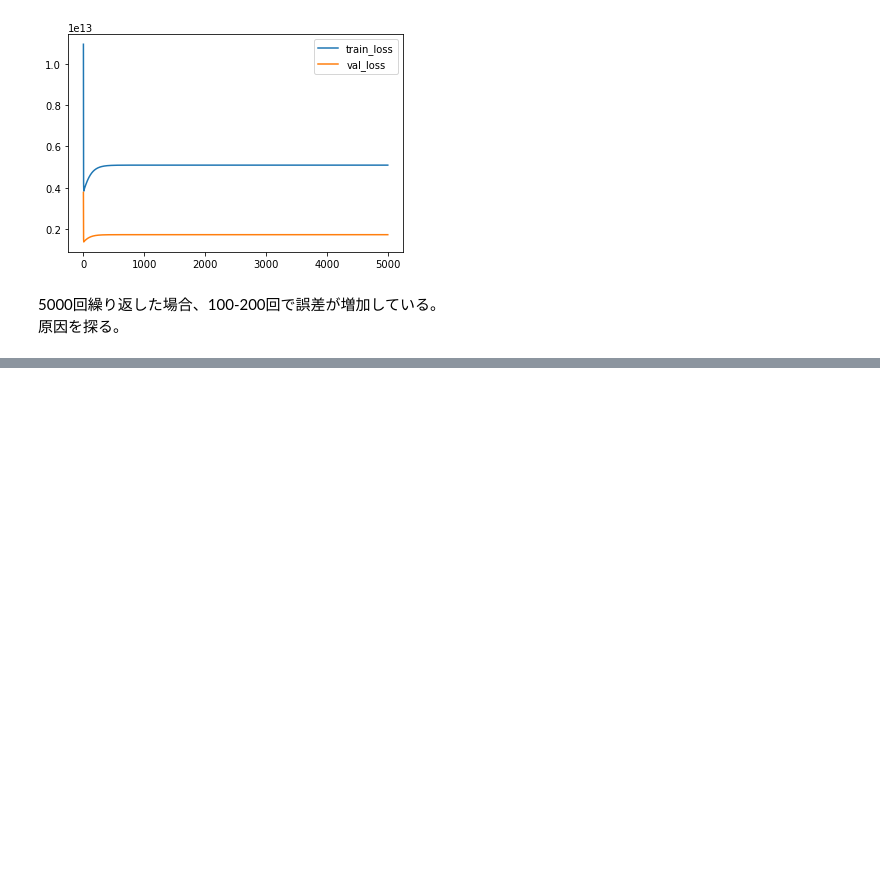
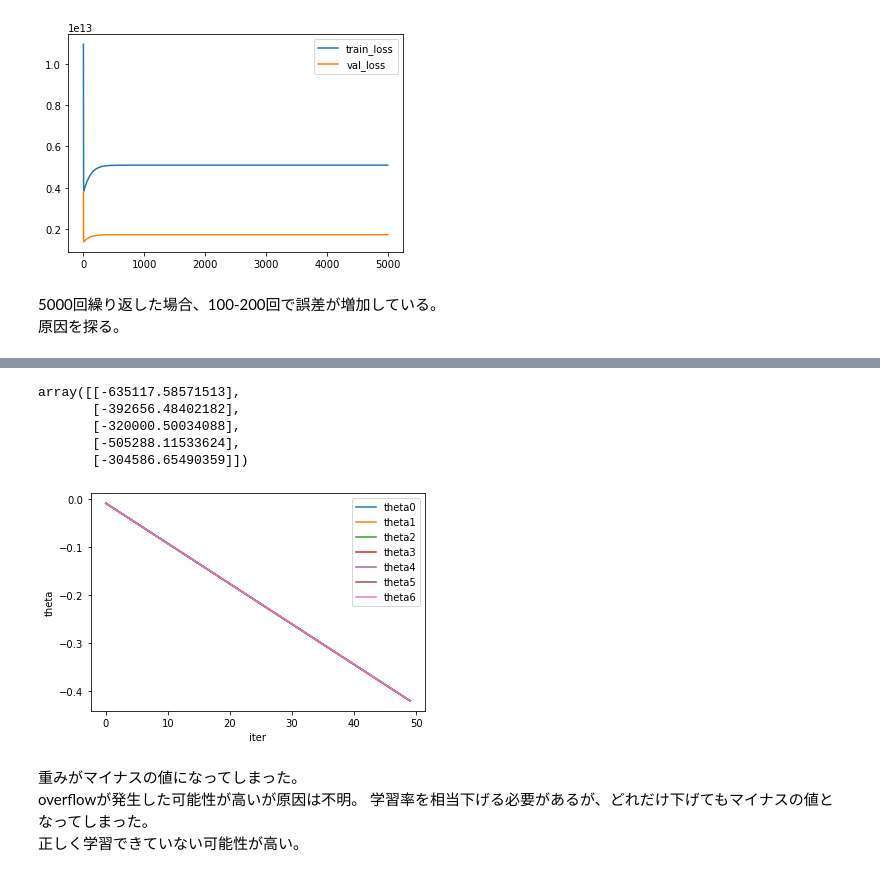
Before and after one commit to satoshi-MTS/DIC_Linear_regression, a Jupyter notebook: result.ipynb, the cells around one changed output, grey strips where cells are left out. Saved outputs shown, nothing was run; the diff lists cells and outputs as text; code cells hidden in the pictures; blank space fills up the shorter version.

```diff
--- a/result.ipynb
+++ b/result.ipynb
@@ -580,0 +763,7 @@ plt.legend();
+# %%
+from sklearn.preprocessing import PolynomialFeatures
+# データ分割
+train_X75, test_X25 = train_test_split(house_X_train, random_state=0)
+TARGET_y75, TARGET_y25 = train_test_split(TARGET, random_state=0)
+
+train_X75.values
@@ -580,0 +778,6 @@ plt.legend();
+# %%
+poly = PolynomialFeatures(2)
+train_X75_2 = poly.fit_transform(train_X75.values)
+test_X25_2 = poly.fit_transform(test_X25.values)
+# [1, a, b, a^2, ab, b^2]の特徴量に増加
+train_X75_2
@@ -580,0 +798,19 @@ plt.legend();
+# %%
+model_2 = ScratchLinearRegression(num_iter=50, lr=0.00000000000000000005)
+model_2.fit(train_X75_2, TARGET_y75.values)
+model_2.predict(test_X25_2)[:5]
+# %% [output]
+array([[-635117.58571513],
+       [-392656.48402182],
+       [-320000.50034088],
+       [-505288.11533624],
+       [-304586.65490359]])
+# %%
+model_2.draw_graph()
+# %% [output]
+[figure, added]
+# %% [markdown]
+重みがマイナスの値になってしまった。
+overflowが発生した可能性が高いが原因は不明。
+学習率を相当下げる必要があるが、どれだけ下げてもマイナスの値となってしまった。
+正しく学習できていない可能性が高い。
```
Also changed, not shown: parts of 31 cells of this notebook.
